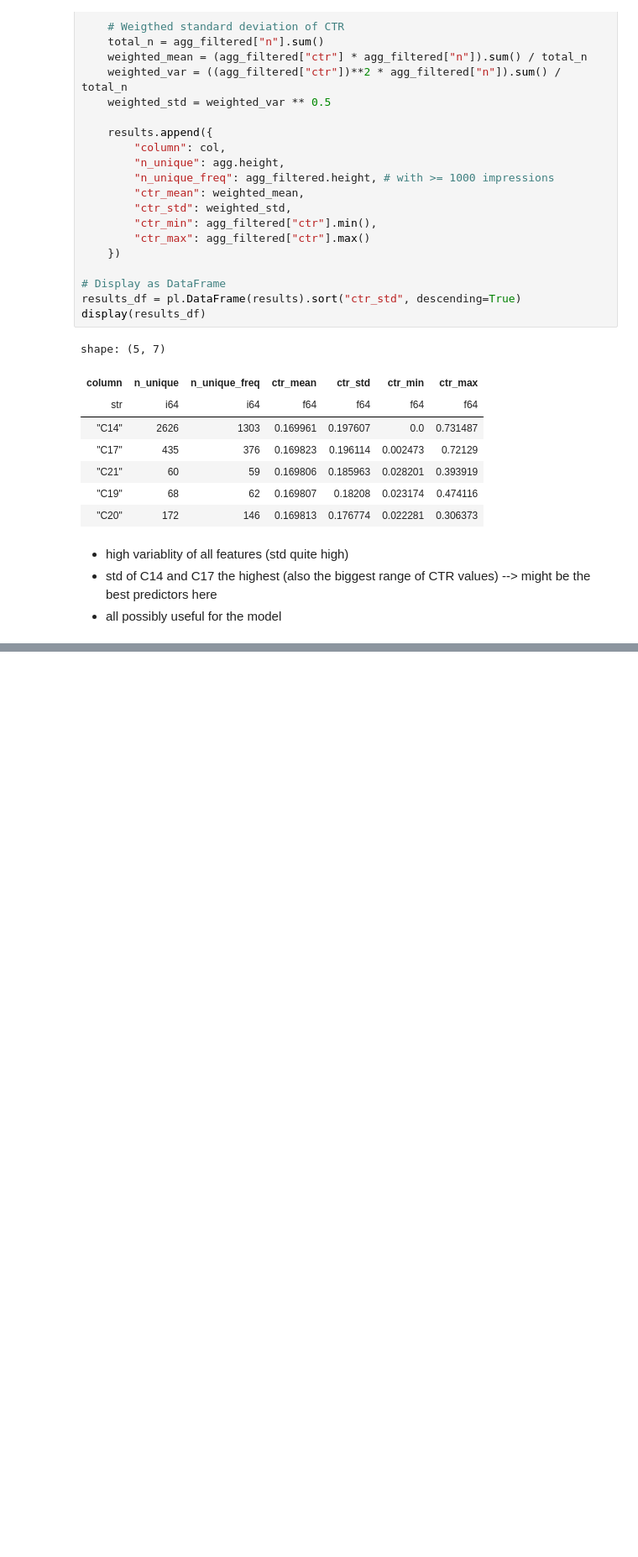
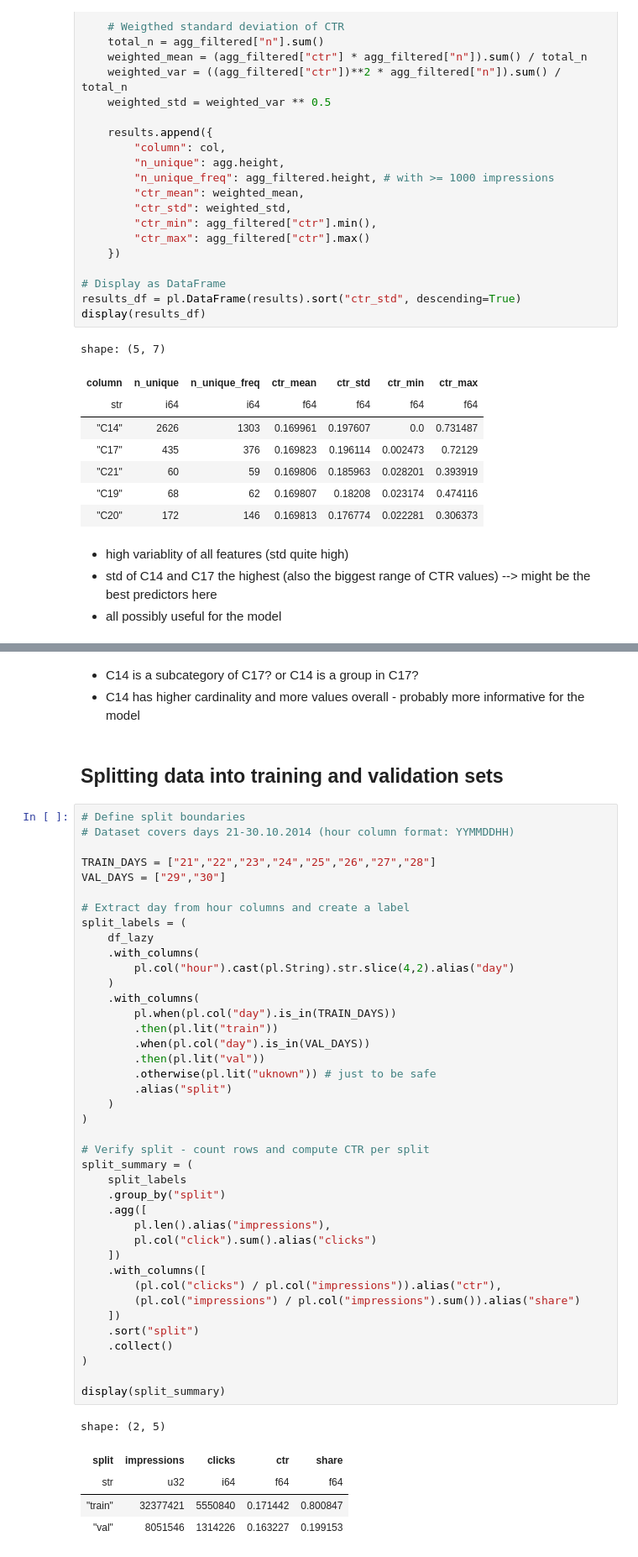
Before and after one commit to xJadzix/ctr-prediction, a Jupyter notebook: notebooks/02_eda.ipynb, the cells around one changed output, grey strips where cells are left out. Shown at 84% size. Cells and saved outputs as stored; diff of their text form; blank space fills up the shorter version.

```diff
--- a/notebooks/02_eda.ipynb
+++ b/notebooks/02_eda.ipynb
@@ -712,0 +822,51 @@ shape: (5, 7)
+# %% [markdown]
+- C14 is a subcategory of C17? or C14 is a group in C17?
+- C14 has higher cardinality and more values overall - probably more informative for the model
+# %% [markdown]
+## Splitting data into training and validation sets
+# %%
+# Define split boundaries
+# Dataset covers days 21-30.10.2014 (hour column format: YYMMDDHH)
+
+TRAIN_DAYS = ["21","22","23","24","25","26","27","28"]
+VAL_DAYS = ["29","30"]
+
+# Extract day from hour columns and create a label
+split_labels = (
+    df_lazy
+    .with_columns(
+        pl.col("hour").cast(pl.String).str.slice(4,2).alias("day")
+    )
+    .with_columns(
+        pl.when(pl.col("day").is_in(TRAIN_DAYS))
+        .then(pl.lit("train"))
+        .when(pl.col("day").is_in(VAL_DAYS))
+        .then(pl.lit("val"))
+        .otherwise(pl.lit("uknown")) # just to be safe
+        .alias("split")
+    )
+)
+
+# Verify split - count rows and compute CTR per split
+split_summary = (
+    split_labels
+    .group_by("split")
+    .agg([
+        pl.len().alias("impressions"),
+        pl.col("click").sum().alias("clicks")
+    ])
+    .with_columns([
+        (pl.col("clicks") / pl.col("impressions")).alias("ctr"),
+        (pl.col("impressions") / pl.col("impressions").sum()).alias("share")
+    ])
+    .sort("split")
+    .collect()
+)
+
+display(split_summary)
+# %% [output]
+shape: (2, 5)
+| split | impressions | clicks | ctr | share |
+| str | u32 | i64 | f64 | f64 |
+| "train" | 32377421 | 5550840 | 0.171442 | 0.800847 |
+| "val" | 8051546 | 1314226 | 0.163227 | 0.199153 |
```
Also changed, not shown: parts of 15 cells of this notebook.
